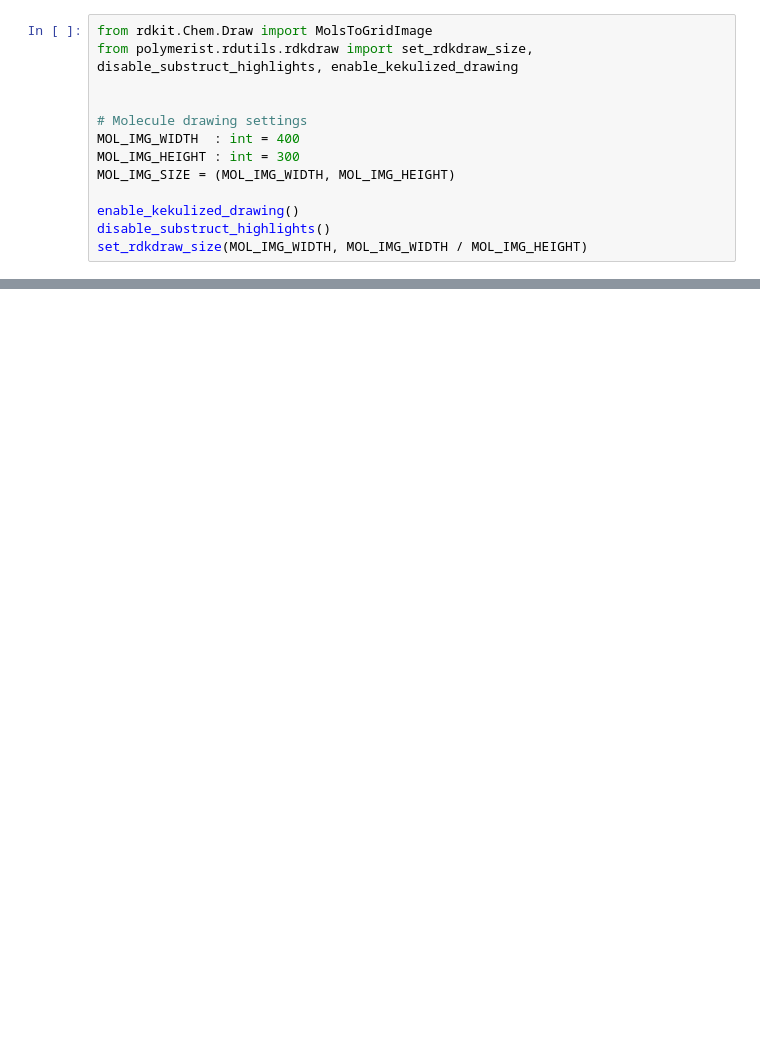
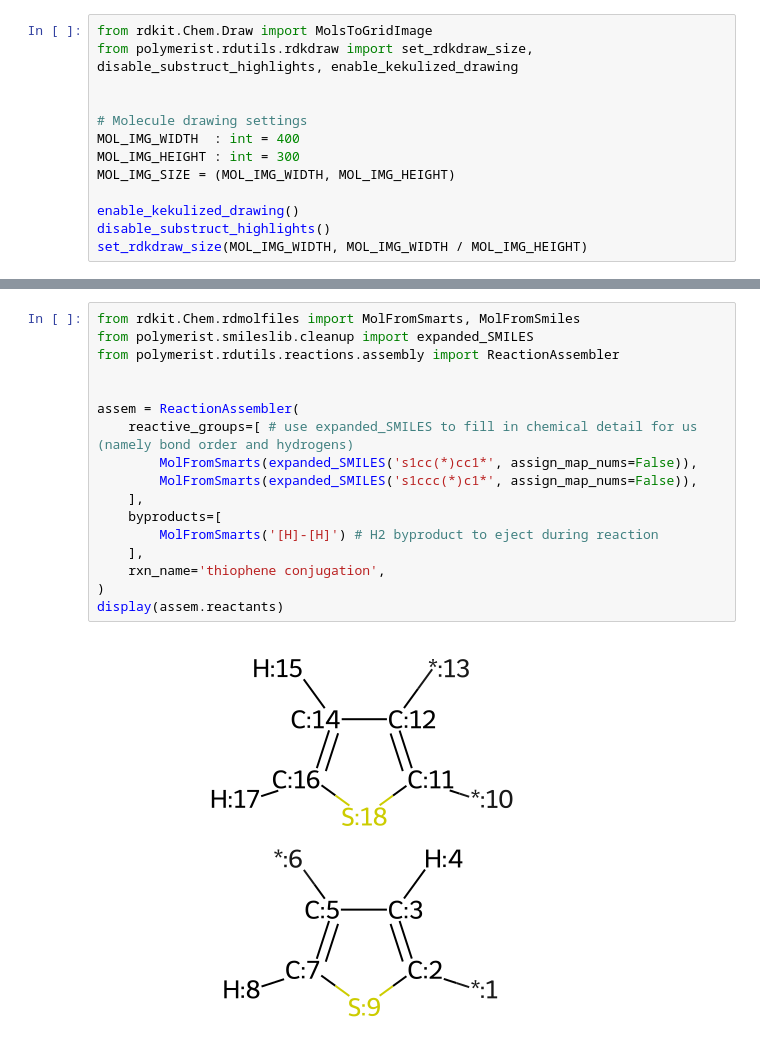
Before and after one commit to timbernat/polymerist_examples, a Jupyter notebook: 1-polymerization/4-functionalized_polythiophenes.ipynb, the cells around one changed output, grey strips where cells are left out. Cells and saved outputs as stored; diff of their text form; blank space fills up the shorter version.

```diff
--- a/1-polymerization/4-functionalized_polythiophenes.ipynb
+++ b/1-polymerization/4-functionalized_polythiophenes.ipynb
@@ -221,0 +77,19 @@ mbmol_to_openmm_pdb(polymer_path, polymer)
+# %%
+from rdkit.Chem.rdmolfiles import MolFromSmarts, MolFromSmiles
+from polymerist.smileslib.cleanup import expanded_SMILES
+from polymerist.rdutils.reactions.assembly import ReactionAssembler
+
+
+assem = ReactionAssembler(
+    reactive_groups=[ # use expanded_SMILES to fill in chemical detail for us (namely bond order and hydrogens)
+        MolFromSmarts(expanded_SMILES('s1cc(*)cc1*', assign_map_nums=False)),
+        MolFromSmarts(expanded_SMILES('s1ccc(*)c1*', assign_map_nums=False)),
+    ],
+    byproducts=[
+        MolFromSmarts('[H]-[H]') # H2 byproduct to eject during reaction
+    ],
+    rxn_name='thiophene conjugation',
+)
+display(assem.reactants)
+# %% [output]
+[figure, added]
```
Also changed, not shown: parts of 38 cells of this notebook.
